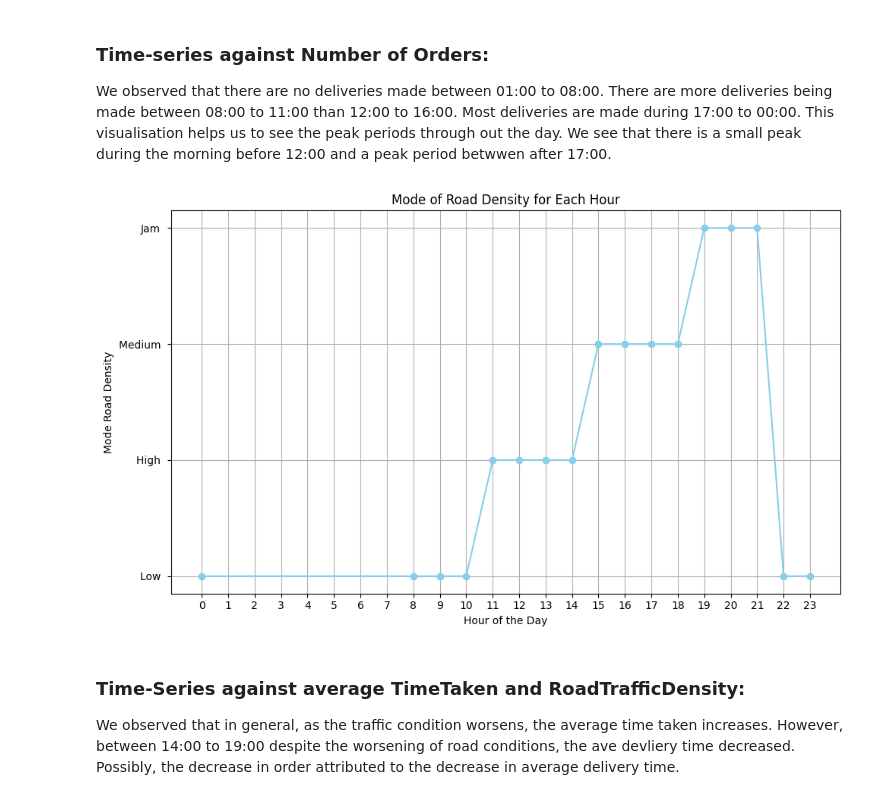
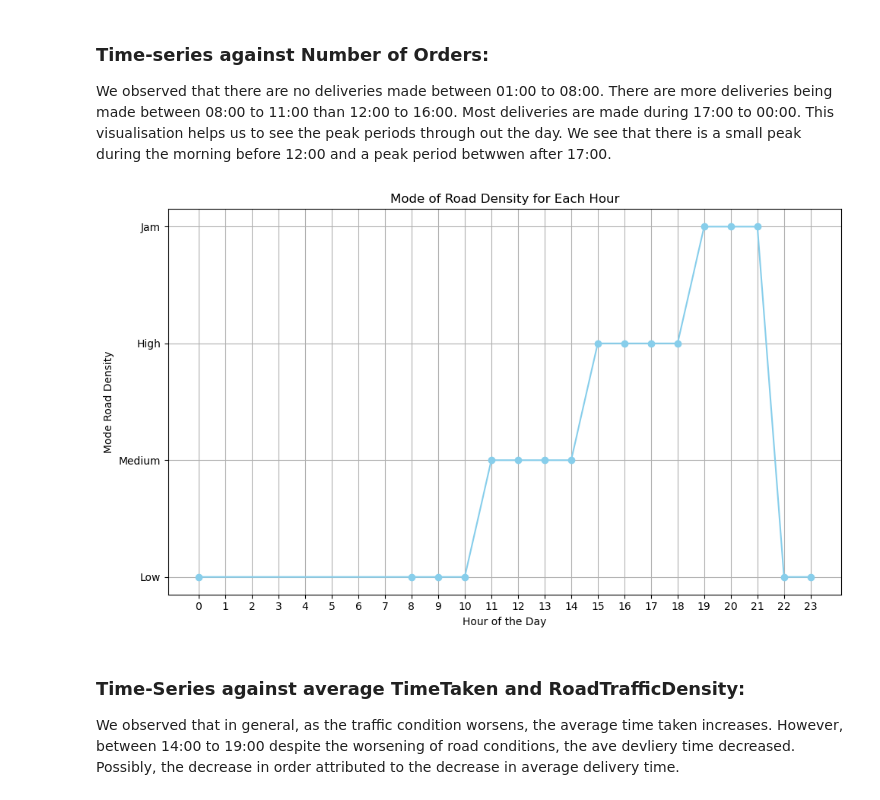
Before and after one commit to lweijiie/SC1015Proj, a Jupyter notebook: EDA.ipynb, the cells around one changed output. Cells and saved outputs as stored; diff of their text form; code cells hidden in the pictures.

```diff
--- a/EDA.ipynb
+++ b/EDA.ipynb
@@ -346,24 +354,33 @@ plt.show()
 # %% [markdown]
 ### Time-series against Number of Orders:
 We observed that there are no deliveries made between 01:00 to 08:00. There are more deliveries being made between 08:00 to 11:00 than 12:00 to 16:00. Most deliveries are made during 17:00 to 00:00. This visualisation helps us to see the peak periods through out the day. We see that there is a small peak during the morning before 12:00 and a peak period betwwen after 17:00.
-# %%
-# Calculate the mode of 'RoadTrafficDensity' for each hour
-mode_by_hour = data.groupby('Hour')['RoadTrafficDensity'].apply(lambda x: x.mode()[0]).reset_index(name='ModeRoadTrafficDensity')
-
-# Plotting the mode of road density for each hour
-plt.figure(figsize=(10, 6))
-plt.plot(mode_by_hour['Hour'], mode_by_hour['ModeRoadTrafficDensity'], marker='o', color='skyblue', linestyle='-')
-plt.title('Mode of Road Density for Each Hour')
-plt.xlabel('Hour of the Day')
-plt.ylabel('Mode Road Density')
-
-# Set x-axis ticks to show every hour
-plt.xticks(np.arange(24))  # Set ticks from 0 to 23
-plt.grid(True)  # Add grid lines
-plt.tight_layout()
-plt.show()
-# %% [output]
-[figure, removed]
+# %%
+import matplotlib.pyplot as plt
+
+# Calculate the mode of 'RoadTrafficDensity' for each hour
+mode_by_hour = data.groupby('Hour')['RoadTrafficDensity'].apply(lambda x: x.mode()[0]).reset_index(name='ModeRoadTrafficDensity')
+
+# Define the order of labels for the y-axis
+ytick_labels = ['Low', 'Medium', 'High', 'Jam']
+
+# Plotting the mode of road density for each hour
+plt.figure(figsize=(10, 6))
+plt.plot(mode_by_hour['Hour'], mode_by_hour['ModeRoadTrafficDensity'], marker='o', color='skyblue', linestyle='-')
+plt.title('Mode of Road Density for Each Hour')
+plt.xlabel('Hour of the Day')
+plt.ylabel('Mode Road Density')
+
+# Set x-axis ticks to show every hour
+plt.xticks(np.arange(24))  # Set ticks from 0 to 23
+
+# Set the order of labels on the y-axis and adjust the position to the bottom
+plt.yticks(range(len(ytick_labels)), ytick_labels)
+
+plt.grid(True)  # Add grid lines
+plt.tight_layout()
+plt.show()
+# %% [output]
+[figure, added]
 # %% [markdown]
 ### Time-Series against average TimeTaken and RoadTrafficDensity:
 We observed that in general, as the traffic condition worsens, the average time taken increases. However, between 14:00 to 19:00 despite the worsening of road conditions, the ave devliery time decreased. Possibly, the decrease in order attributed to the decrease in average delivery time.
```
Also changed, not shown: parts of 20 cells of this notebook.
